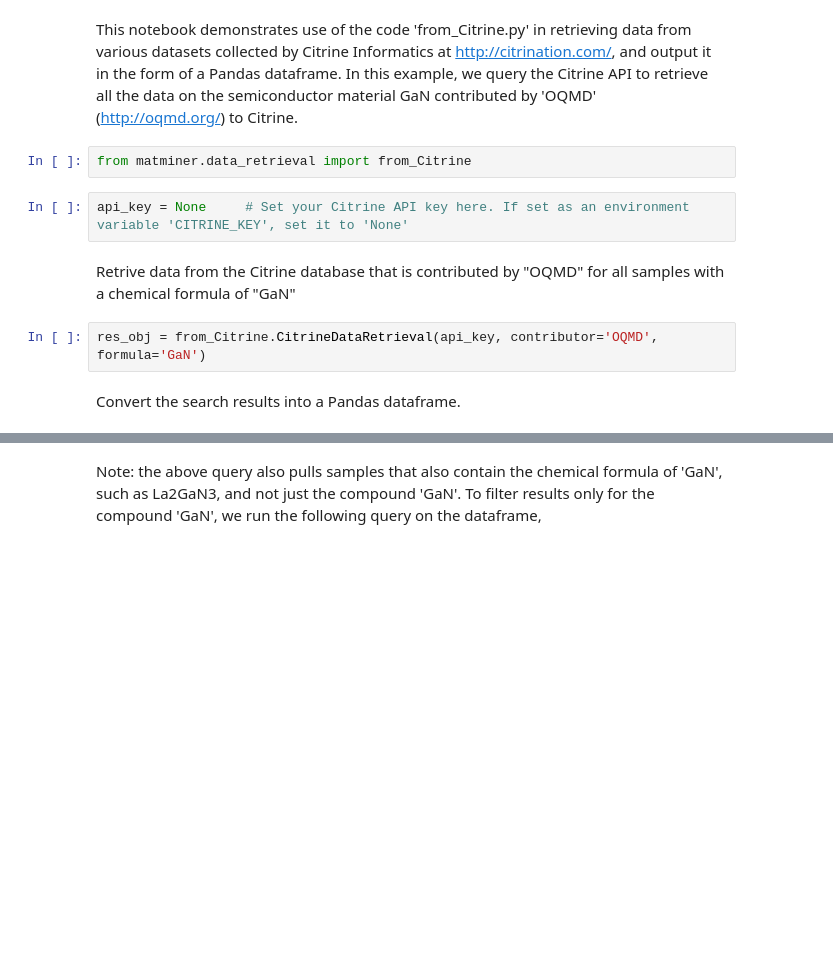
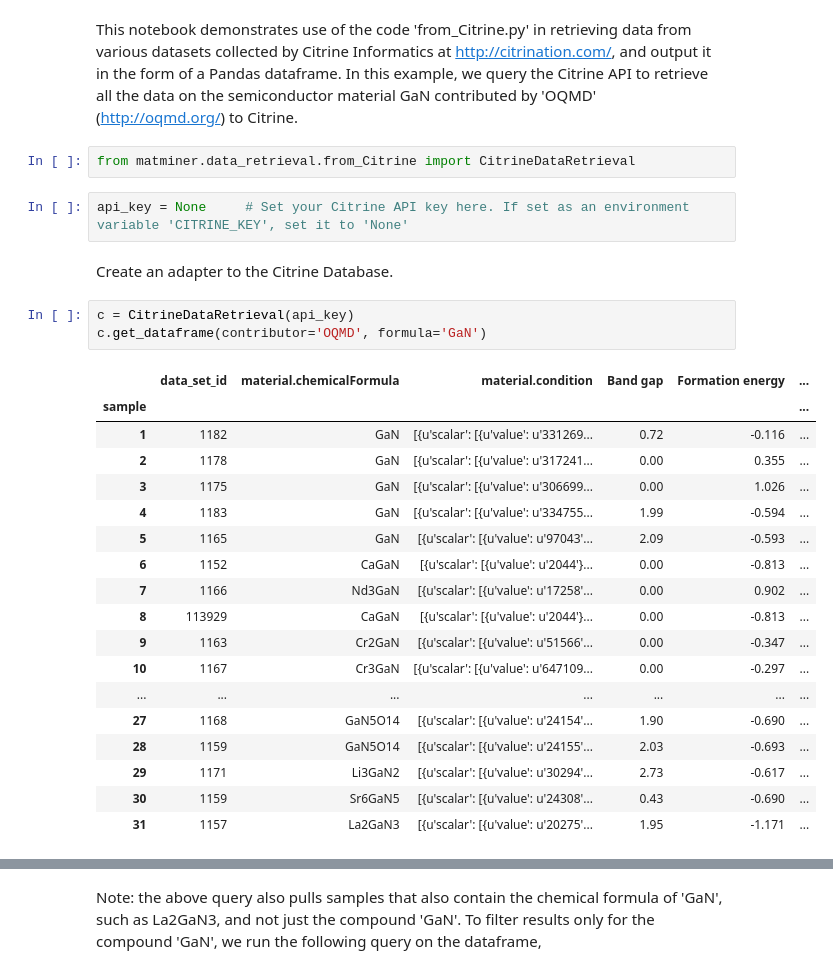
Before and after one commit to hackingmaterials/matminer, a Jupyter notebook: matminer/data_retrieval/examples/Example2.ipynb, the cells around one changed output, grey strips where cells are left out. Cells and saved outputs as stored; diff of their text form; blank space fills up the shorter version.

```diff
--- a/matminer/data_retrieval/examples/Example2.ipynb
+++ b/matminer/data_retrieval/examples/Example2.ipynb
@@ -1,12 +1,30 @@
 # %% [markdown]
 This notebook demonstrates use of the code 'from_Citrine.py' in retrieving data from various datasets collected by Citrine Informatics at http://citrination.com/, and output it in the form of a Pandas dataframe. In this example, we query the Citrine API to retrieve all the data on the semiconductor material GaN contributed by 'OQMD' (http://oqmd.org/) to Citrine.
 # %%
-from matminer.data_retrieval import from_Citrine
+from matminer.data_retrieval.from_Citrine import CitrineDataRetrieval
 # %%
 api_key = None     # Set your Citrine API key here. If set as an environment variable 'CITRINE_KEY', set it to 'None'
-# %% [markdown]
-Retrive data from the Citrine database that is contributed by "OQMD" for all samples with a chemical formula of "GaN"
+# %% [markdown]
+Create an adapter to the Citrine Database.
 # %%
-res_obj = from_Citrine.CitrineDataRetrieval(api_key, contributor='OQMD', formula='GaN')
+c = CitrineDataRetrieval(api_key)
+c.get_dataframe(contributor='OQMD', formula='GaN')
+# %% [output]
+|  | data_set_id | material.chemicalFormula | material.condition | Band gap | Formation energy | ... |
+| sample |  |  |  |  |  | ... |
+| 1 | 1182 | GaN | [{u'scalar': [{u'value': u'331269... | 0.72 | -0.116 | ... |
+| 2 | 1178 | GaN | [{u'scalar': [{u'value': u'317241... | 0.00 | 0.355 | ... |
+| 3 | 1175 | GaN | [{u'scalar': [{u'value': u'306699... | 0.00 | 1.026 | ... |
+| 4 | 1183 | GaN | [{u'scalar': [{u'value': u'334755... | 1.99 | -0.594 | ... |
+| 5 | 1165 | GaN | [{u'scalar': [{u'value': u'97043'... | 2.09 | -0.593 | ... |
+| 6 | 1152 | CaGaN | [{u'scalar': [{u'value': u'2044'}... | 0.00 | -0.813 | ... |
+| 7 | 1166 | Nd3GaN | [{u'scalar': [{u'value': u'17258'... | 0.00 | 0.902 | ... |
+| 8 | 113929 | CaGaN | [{u'scalar': [{u'value': u'2044'}... | 0.00 | -0.813 | ... |
+| 9 | 1163 | Cr2GaN | [{u'scalar': [{u'value': u'51566'... | 0.00 | -0.347 | ... |
+| 10 | 1167 | Cr3GaN | [{u'scalar': [{u'value': u'647109... | 0.00 | -0.297 | ... |
+| ... | ... | ... | ... | ... | ... | ... |
+| 27 | 1168 | GaN5O14 | [{u'scalar': [{u'value': u'24154'... | 1.90 | -0.690 | ... |
+| 28 | 1159 | GaN5O14 | [{u'scalar': [{u'value': u'24155'... | 2.03 | -0.693 | ... |
+| 29 | 1171 | Li3GaN2 | [{u'scalar': [{u'value': u'30294'... | 2.73 | -0.617 | ... |
+| 30 | 1159 | Sr6GaN5 | [{u'scalar': [{u'value': u'24308'... | 0.43 | -0.690 | ... |
+| 31 | 1157 | La2GaN3 | [{u'scalar': [{u'value': u'20275'... | 1.95 | -1.171 | ... |
-# %% [markdown]
-Convert the search results into a Pandas dataframe.
```
Also changed, not shown: parts of 3 cells of this notebook.
